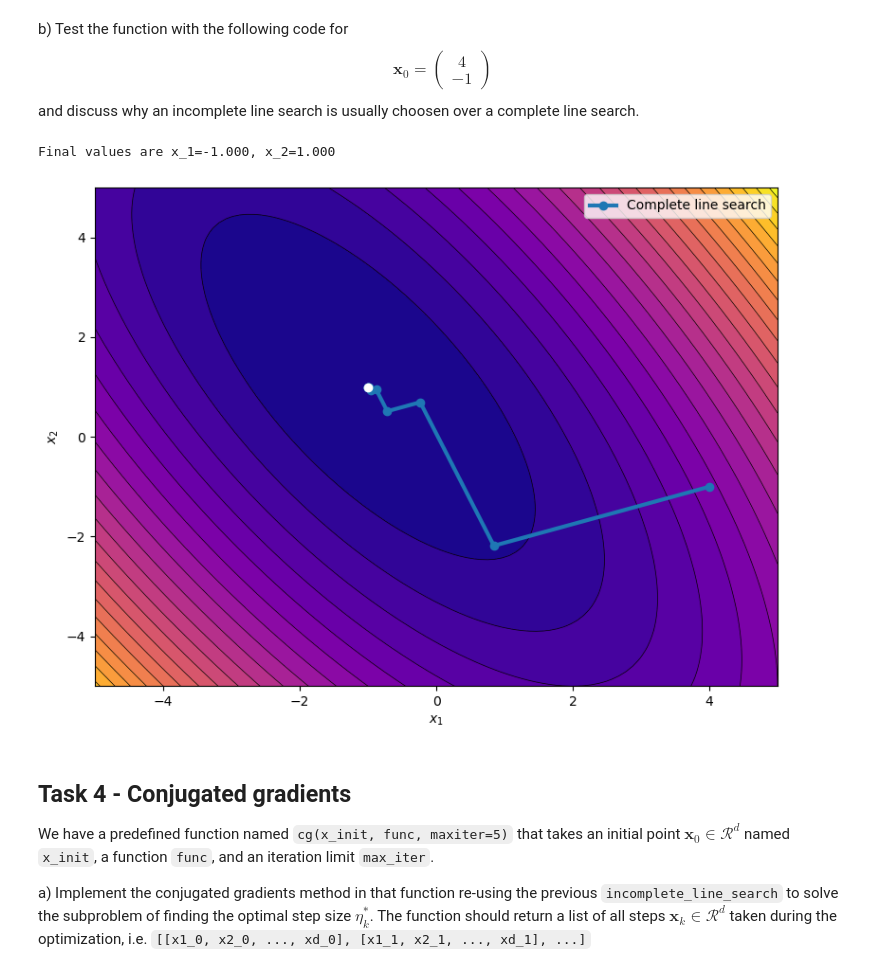
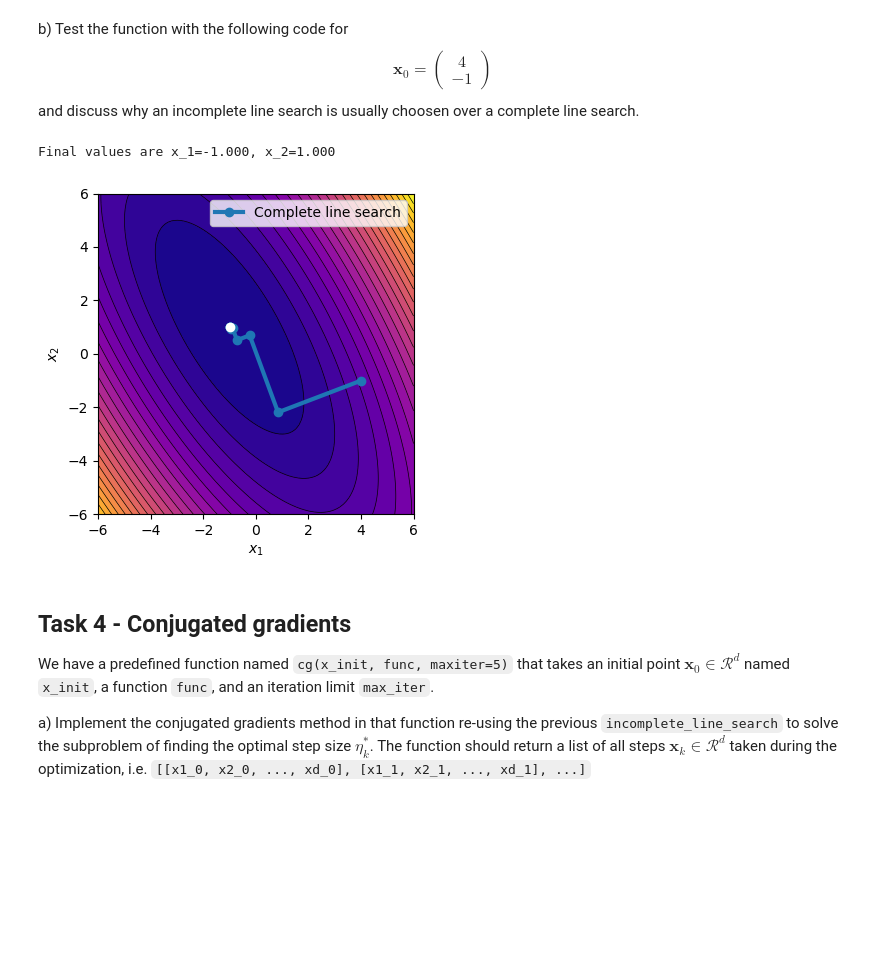
Before and after one commit to meyer-nils/structural_optimization, a Jupyter notebook: notebooks/exercise_02_unconstrained_optimization.ipynb, the cells around one changed output. Drawn from its saved outputs; the diff is of its cells as text; code cells hidden in the pictures; blank space fills up the shorter version.

```diff
--- a/notebooks/exercise_02_unconstrained_optimization.ipynb
+++ b/notebooks/exercise_02_unconstrained_optimization.ipynb
@@ -30,14 +30,18 @@ $$
 $$
 is $\mathbf{x}^*=\tilde{\mathbf{x}}$.
 # %%
+# import matplotlib.pyplot as plt
 import torch
 from utils import plot_contours
 
 torch.set_default_dtype(torch.double)
 
+# plt.rcParams["text.usetex"] = True
+# plt.rcParams["font.size"] = 14
+
 # Define domain
-x0 = torch.linspace(-5, 5, steps=100)
-x1 = torch.linspace(-5, 5, steps=100)
+x0 = torch.linspace(-6, 6, steps=100)
+x1 = torch.linspace(-6, 6, steps=100)
 x = torch.stack(torch.meshgrid(x0, x1, indexing="xy"), dim=2)
 
 # Define constants
@@ -52,5 +56,5 @@ def f(x):
 
 
 # Plot function as contour lines
-plot_contours(x[..., 0], x[..., 1], f(x), opti=[-1, 1])
+plot_contours(x[..., 0], x[..., 1], f(x), opti=[-1, 1], figsize=(4, 4))
 # %% [output]
@@ -186,13 +202,18 @@ and discuss why an incomplete line search is usually choosen over a complete lin
 # %%
 x_init = torch.tensor([4.0, -1.0])
 path = complete_line_search(x_init, f)
 plot_contours(
-    x[..., 0], x[..., 1], f(x), opti=[-1, 1], paths={"Complete line search": path}
+    x[..., 0],
+    x[..., 1],
+    f(x),
+    opti=[-1, 1],
+    paths={"Complete line search": path},
+    figsize=(4, 4),
 )
 print(f"Final values are x_1={path[-1][0]:.3f}, x_2={path[-1][1]:.3f}")
 # %% [output]
 Final values are x_1=-1.000, x_2=1.000
-[figure, old version]
+[figure, new version]
 # %% [markdown]
 ## Task 4 - Conjugated gradients
 We have a predefined function named `cg(x_init, func, maxiter=5)` that takes an initial point $\mathbf{x}_0 \in \mathcal{R}^d$ named `x_init`, a function `func`, and an iteration limit `max_iter`.
```
Also changed, not shown: parts of 7 cells of this notebook, 19 other files.
